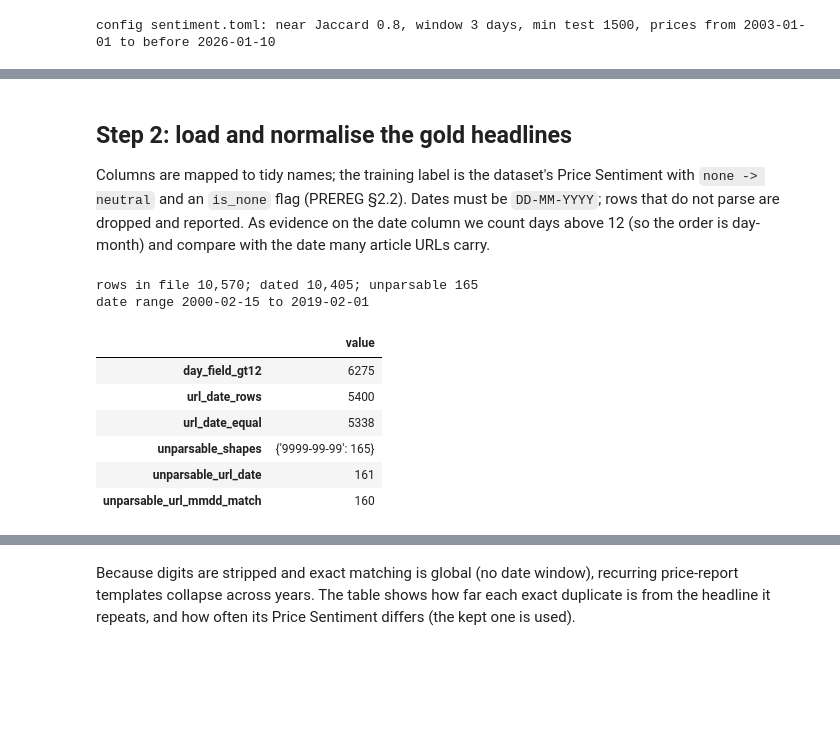
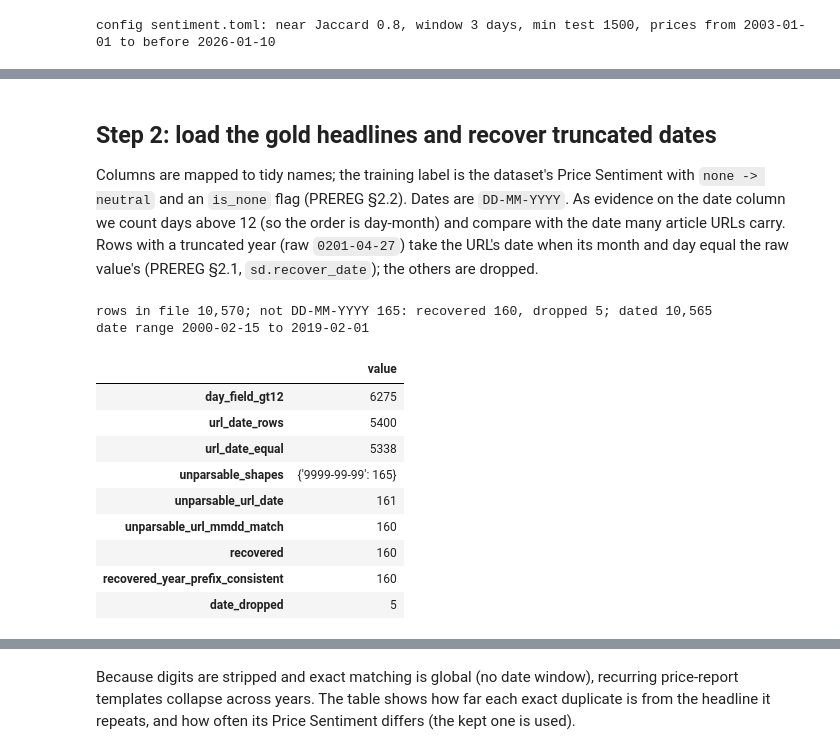
Before and after one commit to yazan-alsamman/ai-trading-analysis-system, a Jupyter notebook: ai-service/notebooks/sentiment/01_data_gates.ipynb, the cells around one changed output, grey strips where cells are left out. Drawn from its saved outputs; the diff is of its cells as text; code cells hidden in the pictures; blank space fills up the shorter version.

```diff
--- a/ai-service/notebooks/sentiment/01_data_gates.ipynb
+++ b/ai-service/notebooks/sentiment/01_data_gates.ipynb
@@ -55,27 +60,34 @@ pd.DataFrame(
 # %% [markdown]
-## Step 2: load and normalise the gold headlines
+## Step 2: load the gold headlines and recover truncated dates
 
 Columns are mapped to tidy names; the training label is the dataset's Price Sentiment with
-`none -> neutral` and an `is_none` flag (PREREG §2.2). Dates must be `DD-MM-YYYY`; rows that do
-not parse are dropped and reported. As evidence on the date column we count days above 12 (so
-the order is day-month) and compare with the date many article URLs carry.
+`none -> neutral` and an `is_none` flag (PREREG §2.2). Dates are `DD-MM-YYYY`. As evidence on the
+date column we count days above 12 (so the order is day-month) and compare with the date many
+article URLs carry. Rows with a truncated year (raw `0201-04-27`) take the URL's date when its
+month and day equal the raw value's (PREREG §2.1, `sd.recover_date`); the others are dropped.
 # %%
 gold, unparsable = sd.load_gold(cfg.files["gold"].path)
 checks = sd.date_checks(gold, unparsable)
-n_bad = len(unparsable)
-print(f"rows in file {len(gold) + n_bad:,}; dated {len(gold):,}; unparsable {n_bad}")
+n_bad, n_rec = len(unparsable), int(unparsable["recovered"].sum())
+print(
+    f"rows in file {len(gold) + n_bad - n_rec:,}; not DD-MM-YYYY {n_bad}: recovered {n_rec}, "
+    f"dropped {n_bad - n_rec}; dated {len(gold):,}"
+)
 print(f"date range {gold['date'].min().date()} to {gold['date'].max().date()}")
-pd.Series(checks, name="value").to_frame()
+pd.Series({k: v for k, v in checks.items() if k != "recovered_per_year"}, name="value").to_frame()
 # %% [output]
-rows in file 10,570; dated 10,405; unparsable 165
+rows in file 10,570; not DD-MM-YYYY 165: recovered 160, dropped 5; dated 10,565
 date range 2000-02-15 to 2019-02-01
 |  | value |
 | day_field_gt12 | 6275 |
 | url_date_rows | 5400 |
 | url_date_equal | 5338 |
 | unparsable_shapes | {'9999-99-99': 165} |
 | unparsable_url_date | 161 |
 | unparsable_url_mmdd_match | 160 |
+| recovered | 160 |
+| recovered_year_prefix_consistent | 160 |
+| date_dropped | 5 |
 # %%
 shares = pd.DataFrame({"all dated": sg.label_shares(gold)}).T.map(sg.pct)
 display(shares)
```
Also changed, not shown: parts of 17 cells of this notebook, 8 other files.
